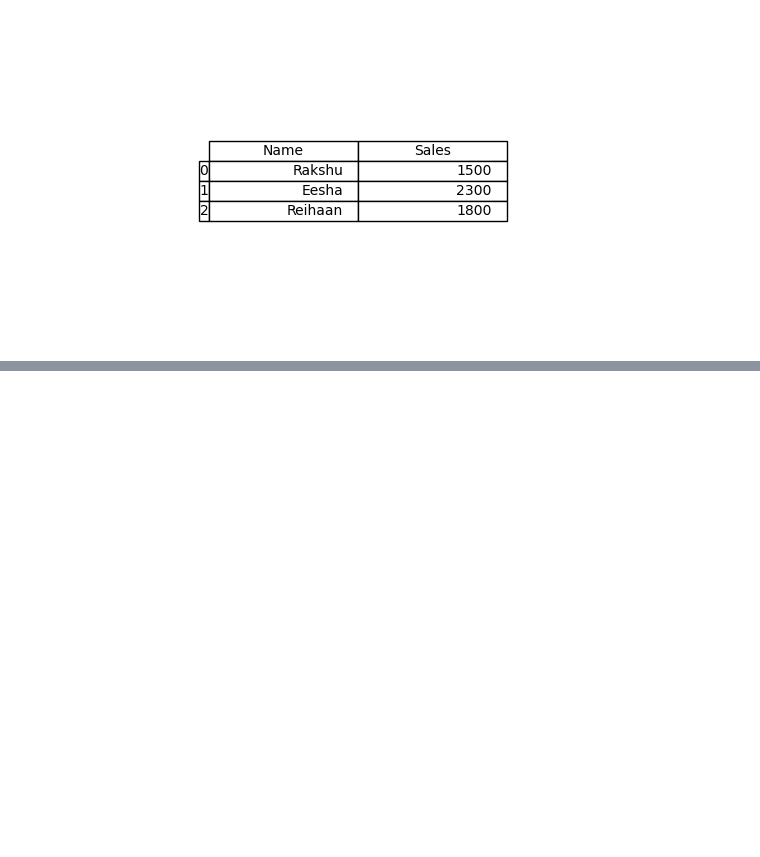
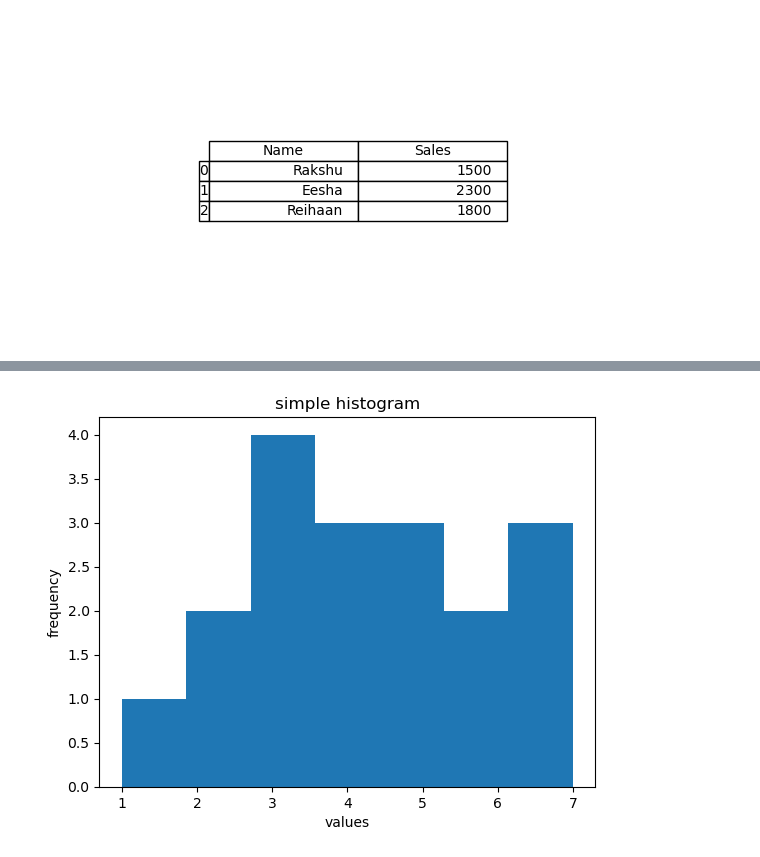
Before and after one commit to aariz120/python-tutorials, a Jupyter notebook: mynewfile.ipynb, the cells around one changed output, grey strips where cells are left out. Cells and saved outputs as stored; diff of their text form; code cells hidden in the pictures; blank space fills up the shorter version.

```diff
--- a/mynewfile.ipynb
+++ b/mynewfile.ipynb
@@ -291,0 +349,17 @@ plt.savefig('report.pdf', bbox_inches='tight')
+# %%
+#Histogram
+import matplotlib.pyplot as plt
+# data
+data=[1,2,2,3,3,4,4,4,5,5,5,6,6,7,7,7,3,3]
+# create plot
+plt.hist(data,bins=7)
+
+#Add labels nad title
+plt.xlabel('values')
+plt.ylabel('frequency')
+plt.title('simple histogram')
+
+# show the plot
+plt.show()
+# %% [output]
+[figure, added]
```
Also changed, not shown: parts of 4 cells of this notebook, 4 other files.
